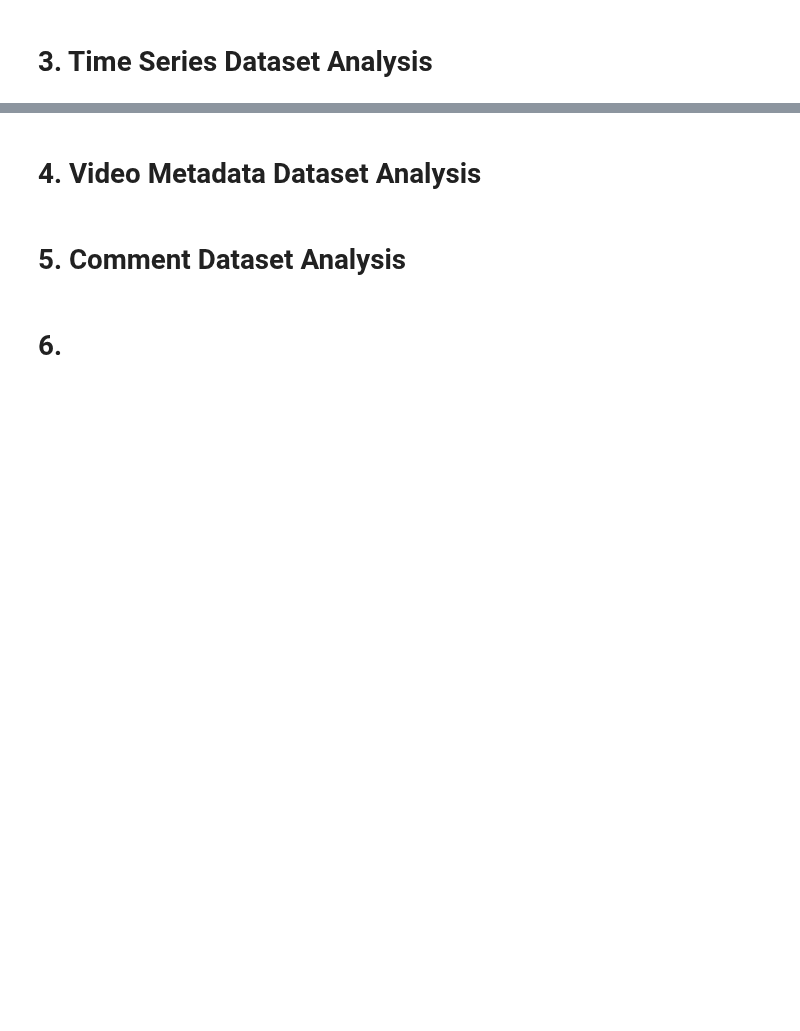
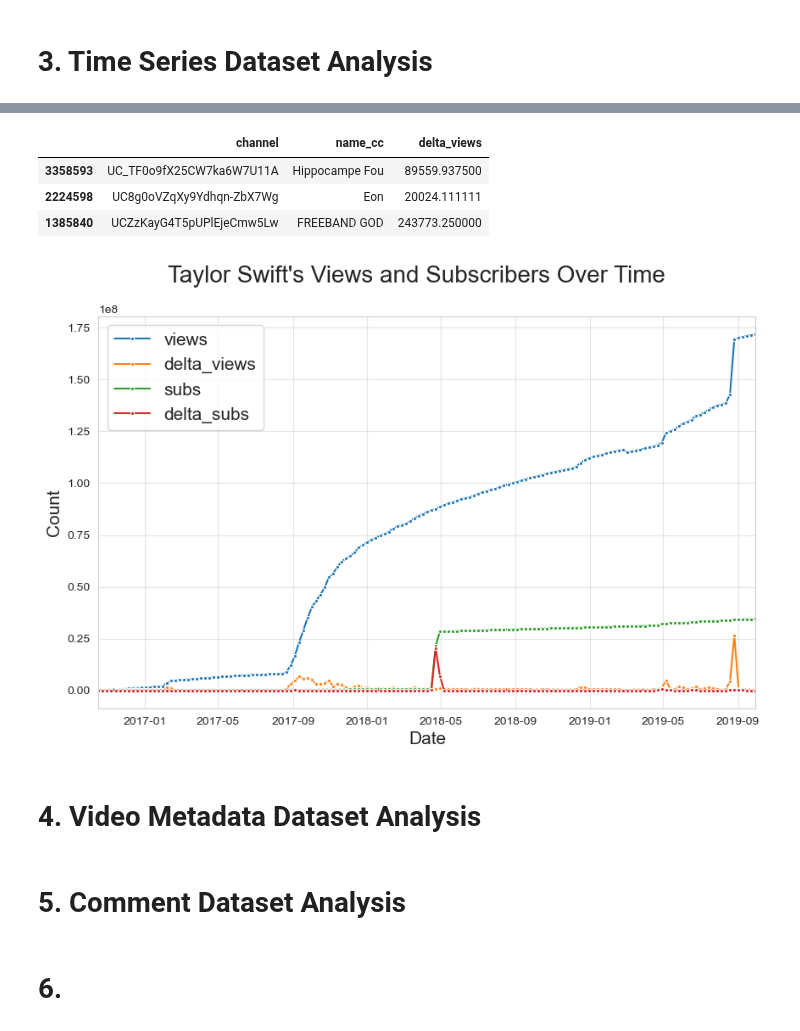
Before and after one commit to epfl-ada/ada-2024-project-tropicaltoucansinsight, a Jupyter notebook: results.ipynb, the cells around one changed output, grey strips where cells are left out. Cells and saved outputs as stored; diff of their text form; code cells hidden in the pictures; blank space fills up the shorter version.

Commit message:
Update data_utils + results notebook

```diff
--- a/results.ipynb
+++ b/results.ipynb
@@ -95,3 +131,25 @@ data_utils.save_data_grouped_by_category(time_series, column="category", output_
+# %%
+category = "Music"
+df_music_time_series = pd.read_csv(f"{TIME_SERIES_PATH}/{category}.tsv.gz", sep='\t', compression='gzip')
+df_music_channels = pd.read_csv(f"{CHANNELS_PATH}/{category}.tsv.gz", sep='\t', compression='gzip')
+
+# Add the channel names to the time series dataset by merging the two datasets
+df_music_time_series = data_utils.merge_channel_name(df_music_time_series, df_music_channels, subscriber_rank=True)
+# %%
+df_music_time_series[["channel", "name_cc", "delta_views"]].sample(3)
+# %% [output]
+|  | channel | name_cc | delta_views |
+| 3358593 | UC_TF0o9fX25CW7ka6W7U11A | Hippocampe Fou | 89559.937500 |
+| 2224598 | UC8g0oVZqXy9Ydhqn-ZbX7Wg | Eon | 20024.111111 |
+| 1385840 | UCZzKayG4T5pUPlEjeCmw5Lw | FREEBAND GOD | 243773.250000 |
+# %%
+df_taylor_swift = df_music_time_series.query("name_cc == 'Taylor Swift'")
+data_utils.plot_channel_time_series(df=df_taylor_swift,
+                                    datetime_col="datetime",
+                                    quantities_to_plot=["views", "delta_views", "subs", "delta_subs"],
+                                    title="Taylor Swift's Views and Subscribers Over Time")
+# %% [output]
+[figure, added]
 # %% [markdown]
 # 4. Video Metadata Dataset Analysis
 # %%
```
Also changed, not shown: parts of 3 cells of this notebook, 1 other file.
